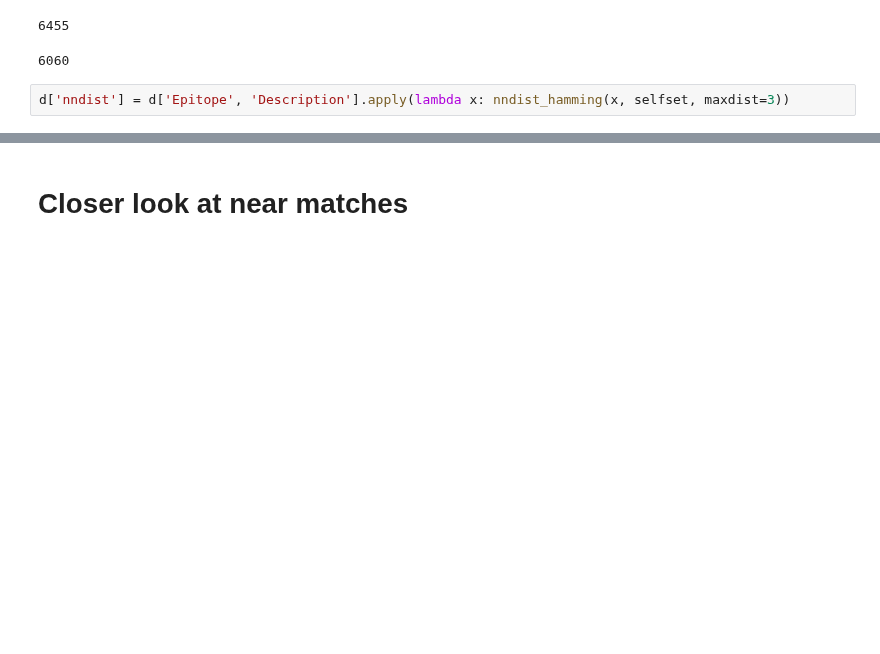
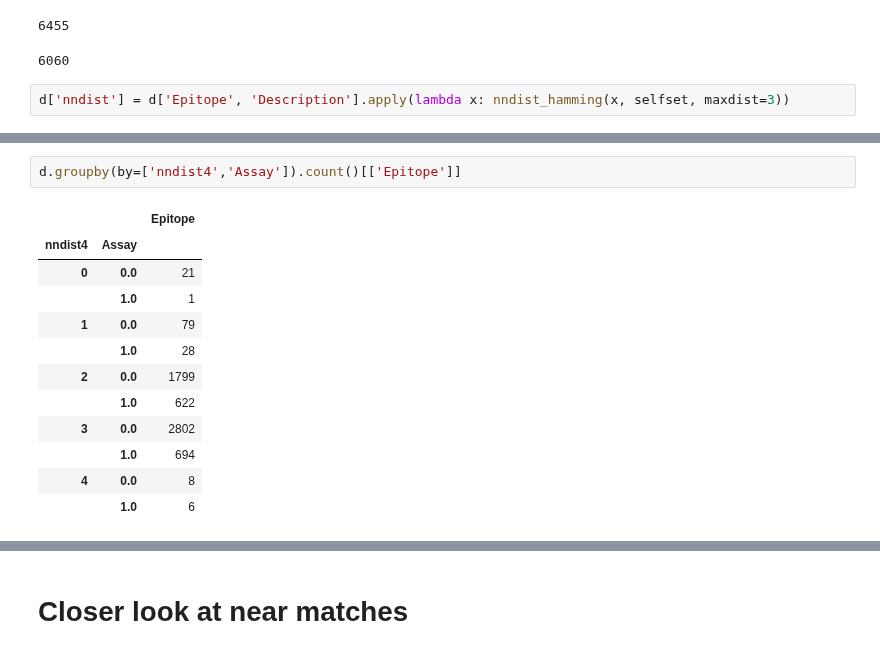
Before and after one commit to andim/peptidome, a Jupyter notebook: code/nndist/response_vs_distance.ipynb, the cells around one changed output, grey strips where cells are left out. Cells and saved outputs as stored; diff of their text form; blank space fills up the shorter version.

```diff
--- a/code/nndist/response_vs_distance.ipynb
+++ b/code/nndist/response_vs_distance.ipynb
@@ -114,0 +198,15 @@ d['nndist'] = d['Epitope', 'Description'].apply(lambda x: nndist_hamming(x, self
+# %%
+d.groupby(by=['nndist4','Assay']).count()[['Epitope']]
+# %% [output]
+|  |  | Epitope |
+| nndist4 | Assay |  |
+| 0 | 0.0 | 21 |
+|  | 1.0 | 1 |
+| 1 | 0.0 | 79 |
+|  | 1.0 | 28 |
+| 2 | 0.0 | 1799 |
+|  | 1.0 | 622 |
+| 3 | 0.0 | 2802 |
+|  | 1.0 | 694 |
+| 4 | 0.0 | 8 |
+|  | 1.0 | 6 |
```
Also changed, not shown: parts of 31 cells of this notebook.
